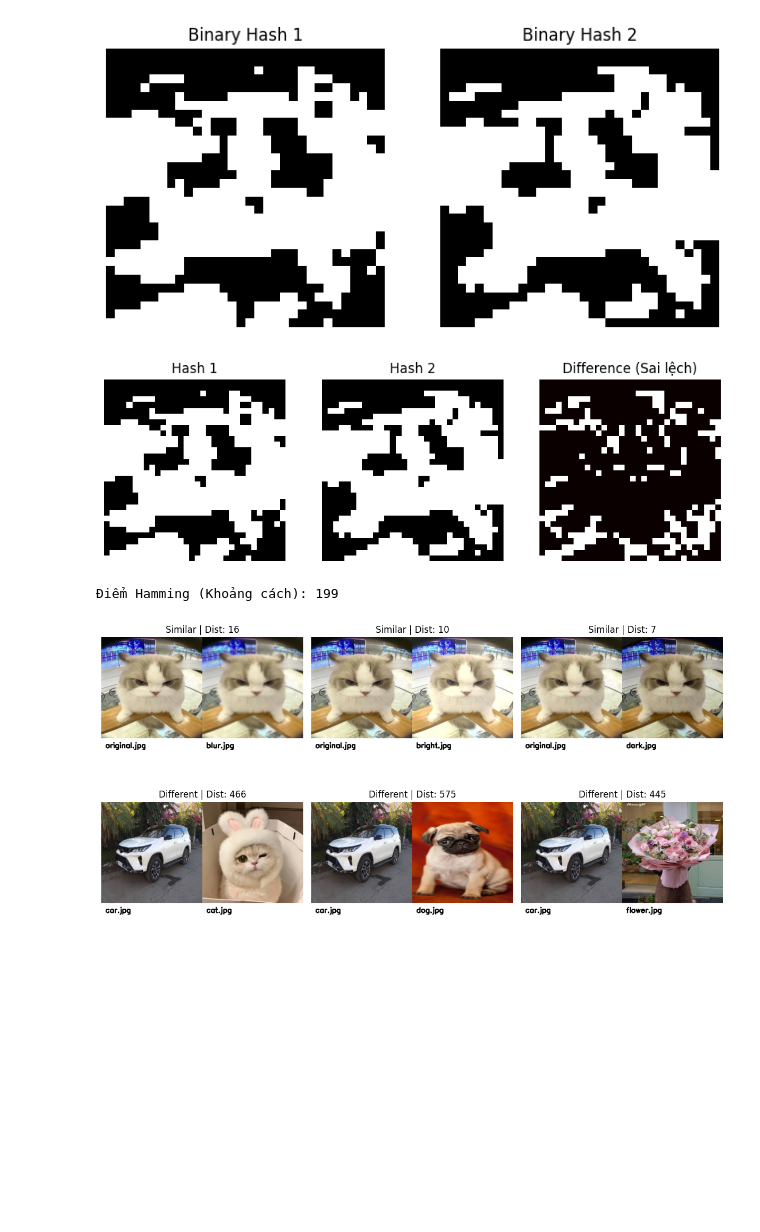
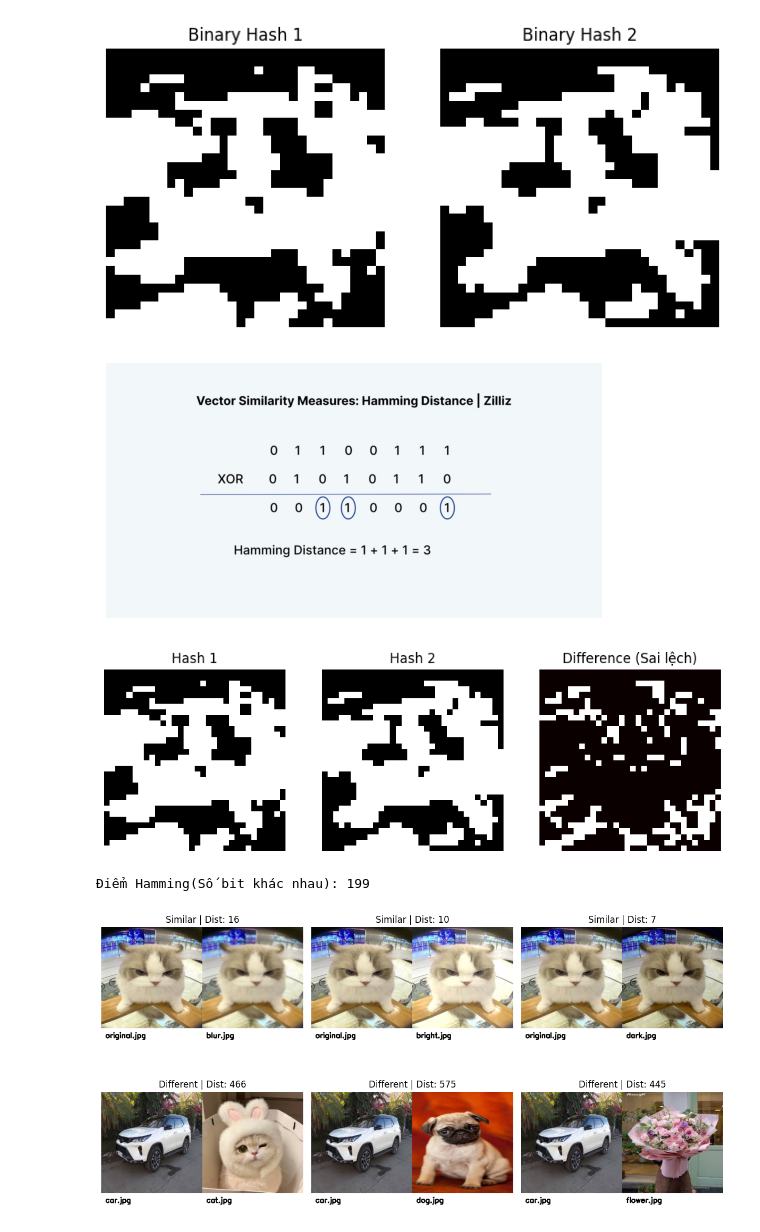
Before and after one commit to TrinhThinh2004/Wavelet-Computer-Vision, a Jupyter notebook: lab4.ipynb, the cells around one changed output. Cells and saved outputs as stored; diff of their text form; code cells hidden in the pictures; blank space fills up the shorter version.

```diff
--- a/lab4.ipynb
+++ b/lab4.ipynb
@@ -163,29 +176,36 @@ plt.show()
 # %% [output]
 [figure]
 # %%
-# cuối cùng, ta đếm các điểm khác biệt  để ra điểm Hamming. Điểm càng nhỏ thì ảnh càng giống nhau.
+# So sánh hai hash và đếm số bit khác nhau để ra điểm Hamming. Điểm càng nhỏ thì ảnh càng giống nhau.
 diff = hash1 != hash2
 distance = np.count_nonzero(diff)
+
+img_2= cv2.imread('../wavelet/dataset/hamming.png')
+img_rgb = cv2.cvtColor(img_2, cv2.COLOR_BGR2RGB)
+plt.imshow(img_rgb)
+plt.axis('off')
+plt.show()
 
 plt.figure(figsize=(10,4))
 plt.subplot(1,3,1)
 plt.imshow(hash1, cmap='gray')
 plt.title("Hash 1")
 plt.axis('off')
 
 plt.subplot(1,3,2)
 plt.imshow(hash2, cmap='gray')
 plt.title("Hash 2")
 plt.axis('off')
 
 plt.subplot(1,3,3)
 plt.imshow(diff, cmap='hot')
 plt.title(f"Difference (Sai lệch)")
 plt.axis('off')
 plt.show()
 
-print(f"Điểm Hamming (Khoảng cách): {distance}")
+print(f"Điểm Hamming(Số bit khác nhau): {distance}")
 # %% [output]
-[figure, old version]
+[figure, new version]
+[figure, added]
-Điểm Hamming (Khoảng cách): 199
+Điểm Hamming(Số bit khác nhau): 199
 # %%
```
Also changed, not shown: parts of 8 cells of this notebook, 3 other files.
